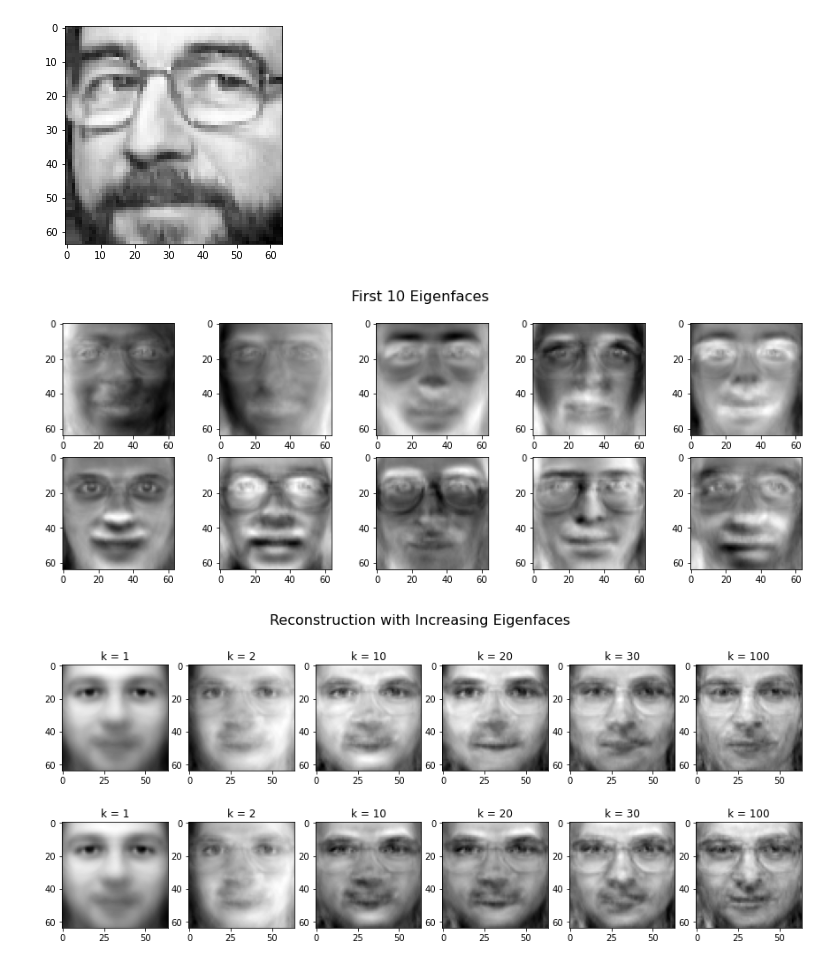
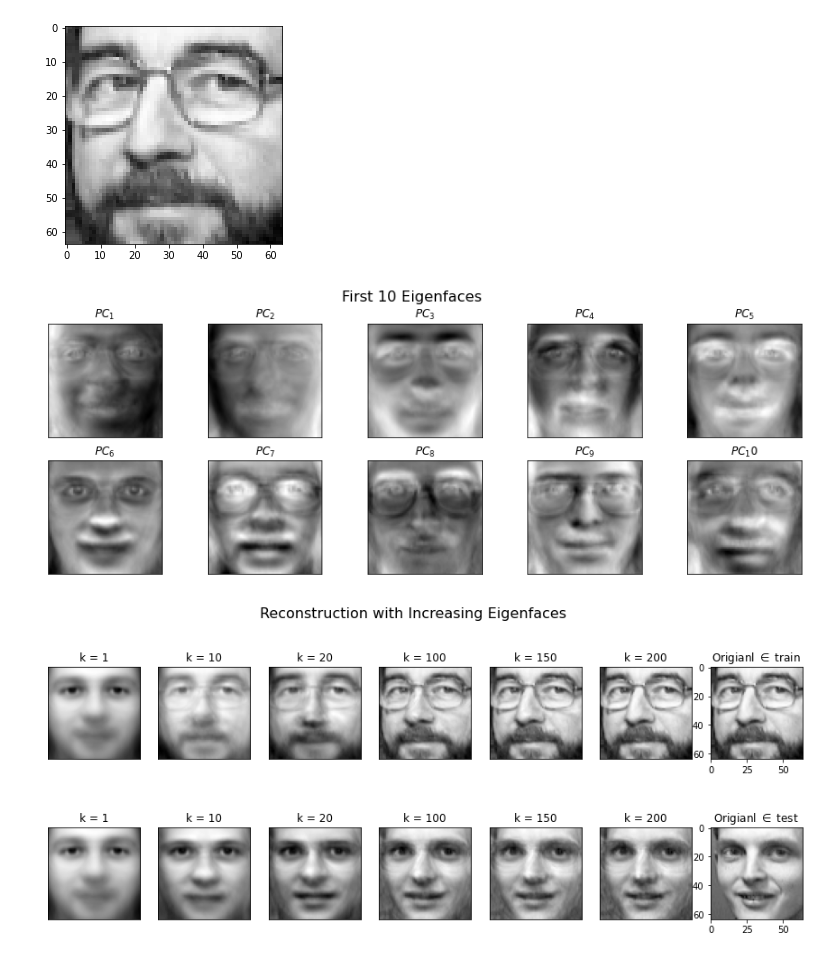
Before and after one commit to realamirhe/leaf-node, a Jupyter notebook: applications/face reconstruction with PCA.ipynb, the cells around one changed output. Cells and saved outputs as stored; diff of their text form; code cells hidden in the pictures.

Commit message:
feat: reconstruct image from PCs

```diff
--- a/applications/face reconstruction with PCA.ipynb
+++ b/applications/face reconstruction with PCA.ipynb
@@ -43,42 +43,63 @@ plt.show()
 # %% [output]
 [figure]
 # %%
-pca = PCA(n_components=100)
+pca = PCA(n_components=200)
 pca.fit(X)
 # %%
+def vector2image(vector):
+    return vector.reshape(64,64).T
+
 eigen_faces = np.real(pca._components)
 fig, axs = plt.subplots(figsize=(15,5))
 for i in range(10):
     ax = plt.subplot(2,5,i+1)
-    plt.imshow(eigen_faces[:,i].reshape(64,64).T, cmap='gray')
+    ax.set_title(f"$PC_{str(i+1)}$")
+    plt.imshow(vector2image(eigen_faces[:,i]), cmap='gray')
+    plt.xticks([])
+    plt.yticks([])
 fig.suptitle("First 10 Eigenfaces", fontsize=16)
 plt.show()
 # %% [output]
-[figure, old version]
+[figure, new version]
 # %%
 fig, axs = plt.subplots(figsize=(15,6))
 mean_faces = np.mean(X, axis=0)
 
-first_img = X_test[0,:]
-second_img = X_test[20,:]
+first_img = X[-1,:]
+second_img = X_test[-1,:]
 
 def construct(image, k):
-    weight = image @ eigen_faces[:,:k] # Get PC scores of the images
-    projected_face = weight @ eigen_faces[:,:k].T # Reconstruct first face in dataset using k PCs
-    img = projected_face.reshape(64,64)+mean_faces.reshape(64,64)
-    return img.T
+    A = eigen_faces[:,:k]
+    projected_face = (image - mean_faces) @ A
+    projected_face = projected_face @ A.T
+    projected_face = projected_face + mean_faces
+    return projected_face
 
+for i, k in enumerate([0,9,19,99,149,199]):
+    # first image
+    ax = plt.subplot(2,7,i+1)
+    ax.set_title("k = "+str(k+1))
+    plt.imshow(vector2image(construct(first_img, k)),cmap='gray')
+    plt.xticks([])
+    plt.yticks([])
 
-for i, k in enumerate([0,1,9,19,29,99]):
-    # first image
-    ax = plt.subplot(2,6,i+1)
+    # second image
+    ax = plt.subplot(2,7,i+8)
     ax.set_title("k = "+str(k+1))
-    plt.imshow(construct(first_img, k),cmap='gray')
-    # second image
-    ax = plt.subplot(2,6,i+7)
-    ax.set_title("k = "+str(k+1))
-    plt.imshow(construct(second_img, k),cmap='gray')
+    plt.imshow(vector2image(construct(second_img, k)),cmap='gray')
+    plt.xticks([])
+    plt.yticks([])
+# first image
+ax = plt.subplot(2,7,7)
+ax.set_title("Origianl $\in$ train")
+plt.imshow(vector2image(first_img),cmap='gray')
+
+# second image
+ax = plt.subplot(2,7,14)
+ax.set_title("Origianl $\in$ test")
+plt.imshow(vector2image(second_img),cmap='gray')
+
 fig.suptitle(("Reconstruction with Increasing Eigenfaces"), fontsize=16)
 plt.show()
 # %% [output]
-[figure, old version]
+[figure, new version]
```
Also changed, not shown: parts of 3 cells of this notebook.
